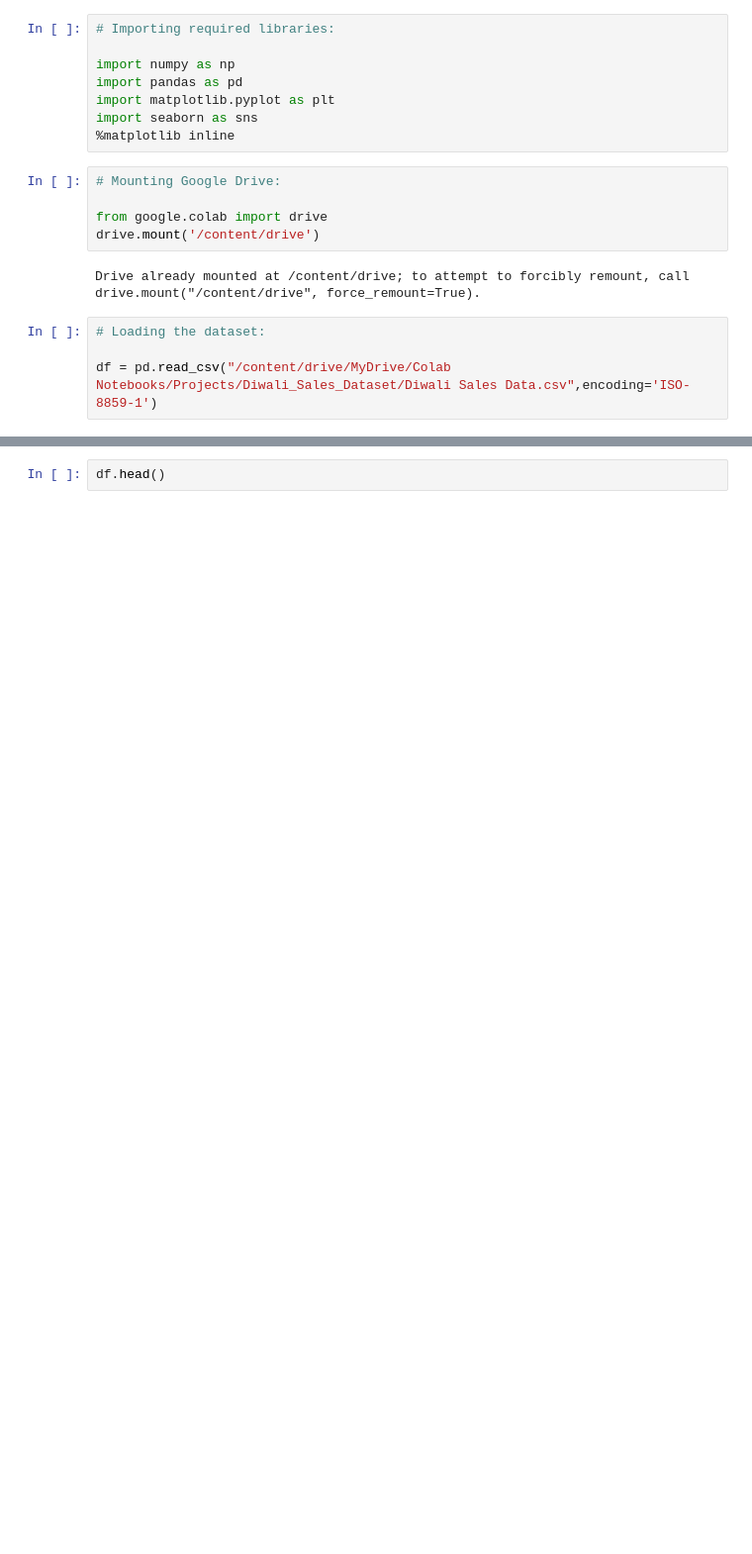
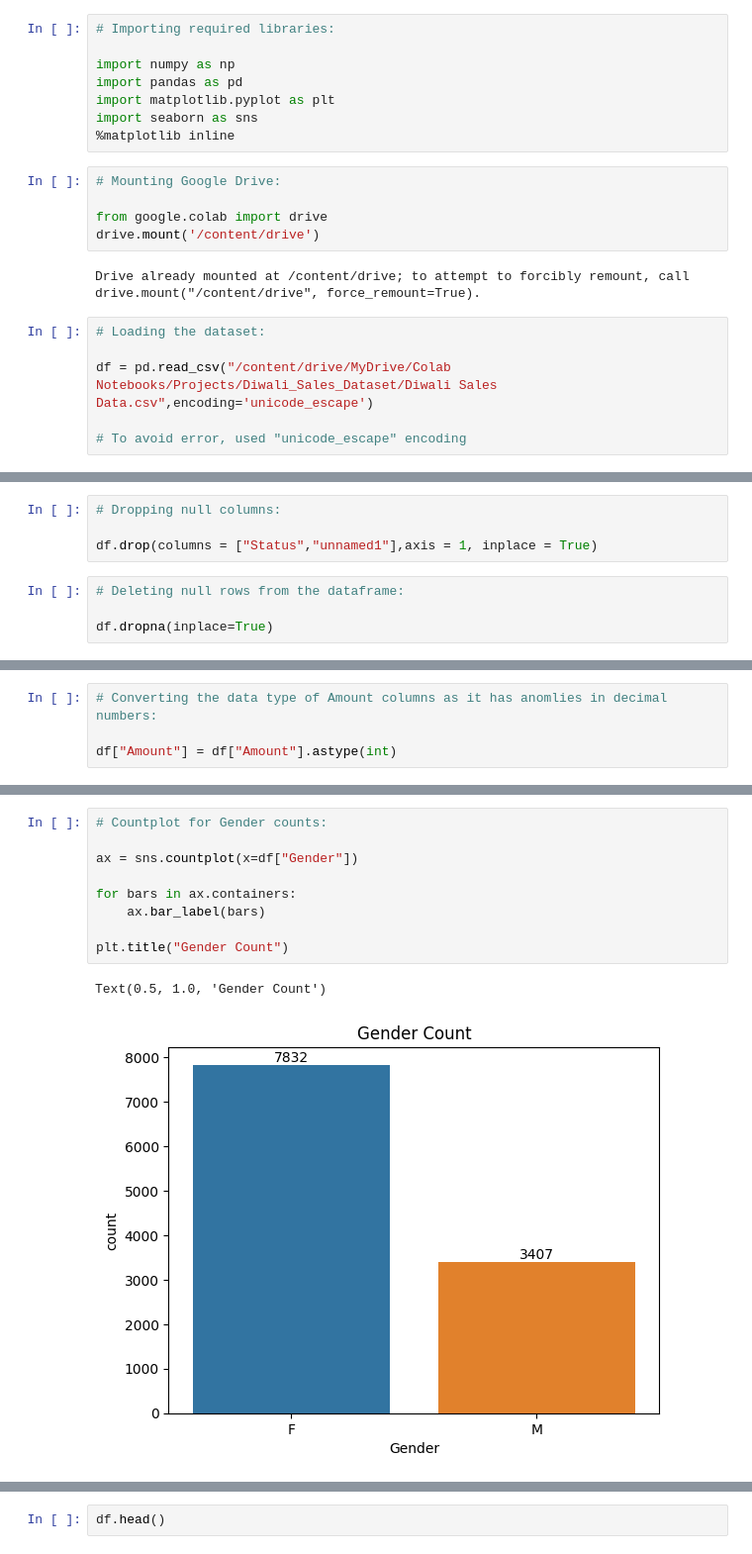
Before and after one commit to dhar9571/EDA---Black-Friday-Sales-Data, a Jupyter notebook: Diwali_Sales_DataAnalysis.ipynb, the cells around one changed output, grey strips where cells are left out. Shown at 99% size. Cells and saved outputs as stored; diff of their text form; blank space fills up the shorter version.

```diff
--- a/Diwali_Sales_DataAnalysis.ipynb
+++ b/Diwali_Sales_DataAnalysis.ipynb
@@ -18,4 +18,6 @@ Drive already mounted at /content/drive; to attempt to forcibly remount, call dr
 # %%
 # Loading the dataset:
 
-df = pd.read_csv("/content/drive/MyDrive/Colab Notebooks/Projects/Diwali_Sales_Dataset/Diwali Sales Data.csv",encoding='ISO-8859-1')
+df = pd.read_csv("/content/drive/MyDrive/Colab Notebooks/Projects/Diwali_Sales_Dataset/Diwali Sales Data.csv",encoding='unicode_escape')
+
+# To avoid error, used "unicode_escape" encoding
@@ -21,0 +62,8 @@ df = pd.read_csv("/content/drive/MyDrive/Colab Notebooks/Projects/Diwali_Sales_D
+# %%
+# Dropping null columns:
+
+df.drop(columns = ["Status","unnamed1"],axis = 1, inplace = True)
+# %%
+# Deleting null rows from the dataframe:
+
+df.dropna(inplace=True)
@@ -21,0 +89,4 @@ df = pd.read_csv("/content/drive/MyDrive/Colab Notebooks/Projects/Diwali_Sales_D
+# %%
+# Converting the data type of Amount columns as it has anomlies in decimal numbers:
+
+df["Amount"] = df["Amount"].astype(int)
@@ -21,0 +134,12 @@ df = pd.read_csv("/content/drive/MyDrive/Colab Notebooks/Projects/Diwali_Sales_D
+# %%
+# Countplot for Gender counts:
+
+ax = sns.countplot(x=df["Gender"])
+
+for bars in ax.containers:
+    ax.bar_label(bars)
+
+plt.title("Gender Count")
+# %% [output]
+Text(0.5, 1.0, 'Gender Count')
+[figure, added]
```
Also changed, not shown: parts of 16 cells of this notebook.
